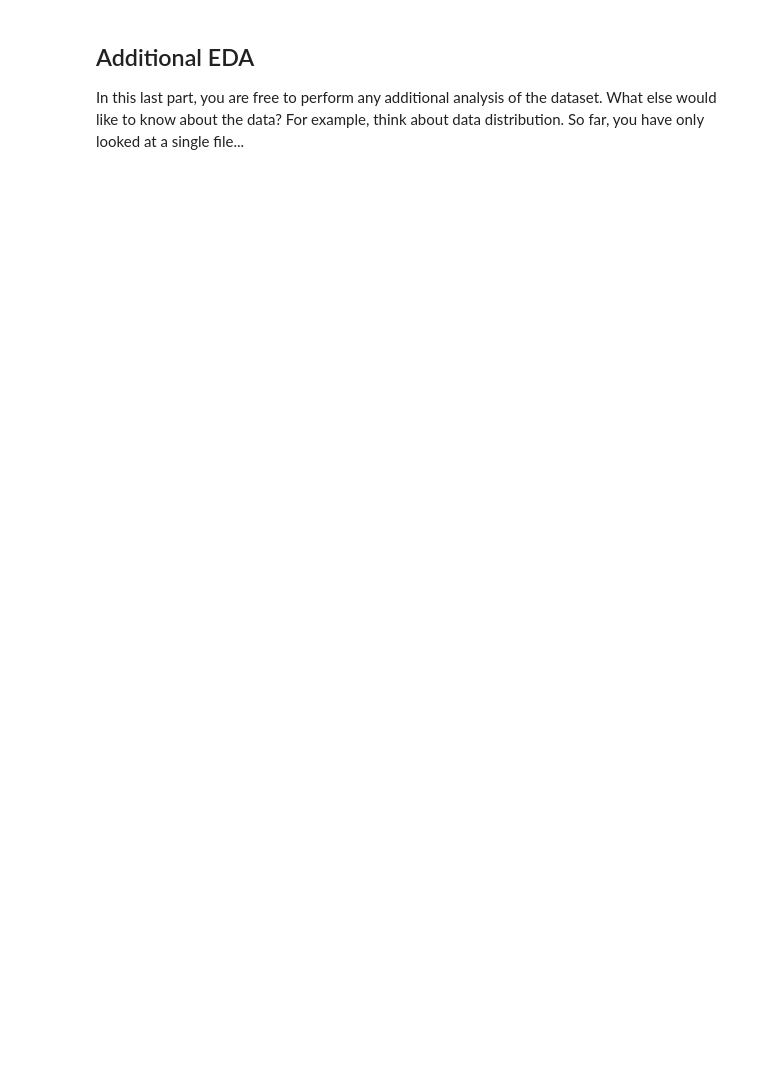
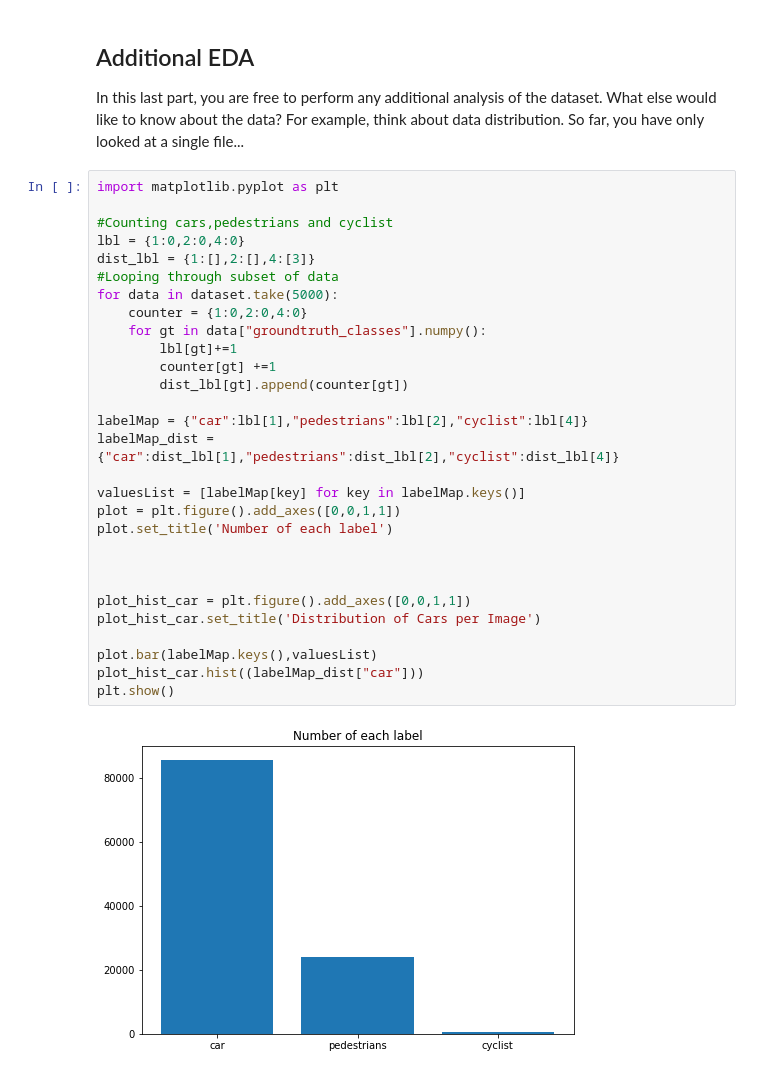
Before and after one commit to datduong195/nd013-c1-vision-starter, a Jupyter notebook: Exploratory Data Analysis.ipynb, the cells around one changed output. Saved outputs shown, nothing was run; the diff lists cells and outputs as text; blank space fills up the shorter version.

Commit message:
Added: plots for Data Exploration

```diff
--- a/Exploratory Data Analysis.ipynb
+++ b/Exploratory Data Analysis.ipynb
@@ -67,3 +68,34 @@ plt.show()
 
 In this last part, you are free to perform any additional analysis of the dataset. What else would like to know about the data?
 For example, think about data distribution. So far, you have only looked at a single file...
+# %%
+import matplotlib.pyplot as plt
+
+#Counting cars,pedestrians and cyclist
+lbl = {1:0,2:0,4:0}
+dist_lbl = {1:[],2:[],4:[3]}
+#Looping through subset of data
+for data in dataset.take(5000):
+    counter = {1:0,2:0,4:0}
+    for gt in data["groundtruth_classes"].numpy():
+        lbl[gt]+=1
+        counter[gt] +=1
+        dist_lbl[gt].append(counter[gt])
+
+labelMap = {"car":lbl[1],"pedestrians":lbl[2],"cyclist":lbl[4]}
+labelMap_dist = {"car":dist_lbl[1],"pedestrians":dist_lbl[2],"cyclist":dist_lbl[4]}
+
+valuesList = [labelMap[key] for key in labelMap.keys()]
+plot = plt.figure().add_axes([0,0,1,1])
+plot.set_title('Number of each label')
+
+
+
+plot_hist_car = plt.figure().add_axes([0,0,1,1])
+plot_hist_car.set_title('Distribution of Cars per Image')
+
+plot.bar(labelMap.keys(),valuesList)
+plot_hist_car.hist((labelMap_dist["car"]))
+plt.show()
+# %% [output]
+[figure, added]
```
Also changed, not shown: parts of 3 cells of this notebook, 1 other file.
